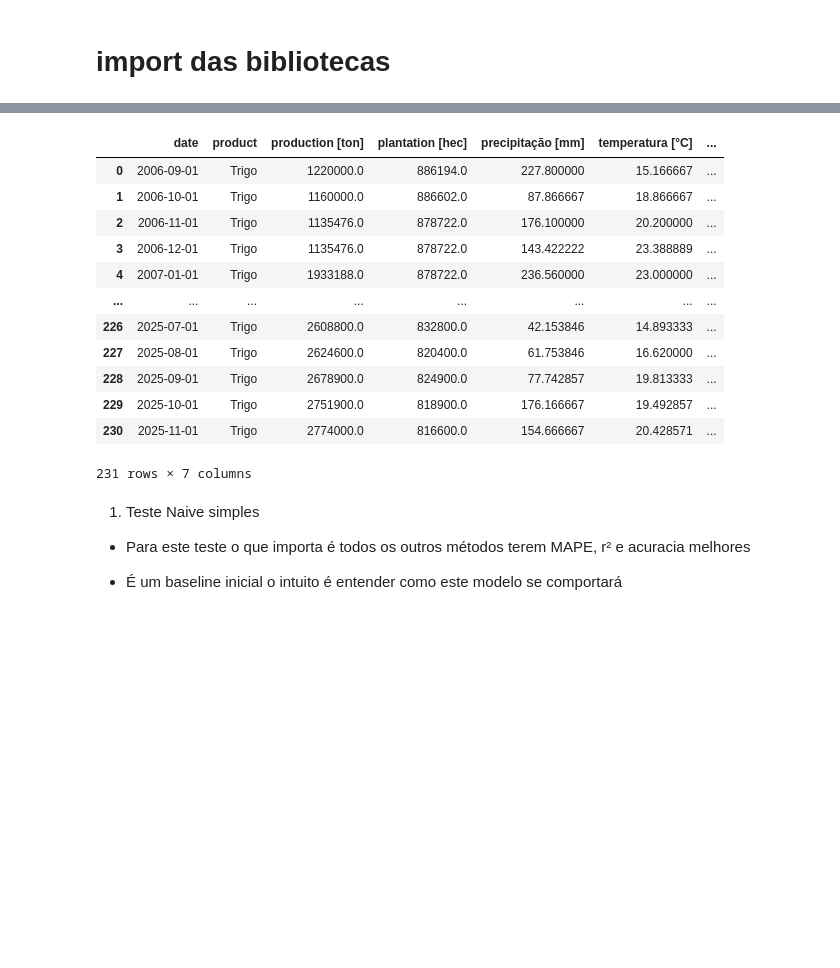
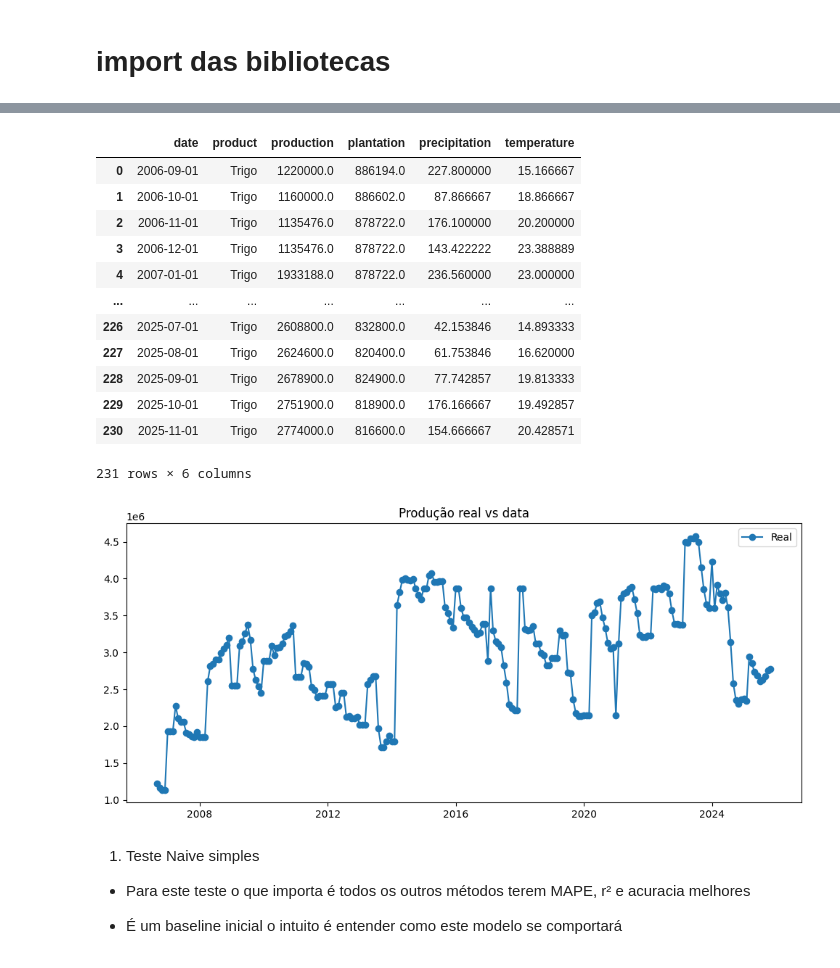
Before and after one commit to anagiulia-3/TCC, a Jupyter notebook: TCC.ipynb, the cells around one changed output, grey strips where cells are left out. Drawn from its saved outputs; the diff is of its cells as text; code cells hidden in the pictures; blank space fills up the shorter version.

```diff
--- a/TCC.ipynb
+++ b/TCC.ipynb
@@ -29,28 +29,39 @@ Requirement already satisfied: tzdata>=2022.7 in /usr/local/lib/python3.12/dist-
 Requirement already satisfied: six>=1.5 in /usr/local/lib/python3.12/dist-packages (from python-dateutil>=2.7->matplotlib!=3.6.1,>=3.4->seaborn) (1.17.0)
 # %%
 import pandas as pd
+import matplotlib.pyplot as plt
+
 
 database = pd.read_csv('/content/drive/MyDrive/TCC - database final.csv')
 database.head()
 database['date'] = pd.to_datetime(database['date'])
+database = database.drop('pH [base h20]', axis= 1)
 database = database.sort_values(by='date').reset_index(drop=True)
 database = database.dropna()
+database = database.rename(columns={'production [ton]': 'production', 'plantation [hec]': 'plantation', 'precipitação [mm]': 'precipitation', 'temperatura [°C]': 'temperature'})
 
 display(database)
+
+plt.figure(figsize=(12,5))
+plt.plot(database['date'], database['production'], label='Real', marker='o')
+plt.title('Produção real vs data')
+plt.legend()
+plt.show()
 # %% [output]
-|  | date | product | production [ton] | plantation [hec] | precipitação [mm] | temperatura [°C] | ... |
-| 0 | 2006-09-01 | Trigo | 1220000.0 | 886194.0 | 227.800000 | 15.166667 | ... |
-| 1 | 2006-10-01 | Trigo | 1160000.0 | 886602.0 | 87.866667 | 18.866667 | ... |
-| 2 | 2006-11-01 | Trigo | 1135476.0 | 878722.0 | 176.100000 | 20.200000 | ... |
-| 3 | 2006-12-01 | Trigo | 1135476.0 | 878722.0 | 143.422222 | 23.388889 | ... |
-| 4 | 2007-01-01 | Trigo | 1933188.0 | 878722.0 | 236.560000 | 23.000000 | ... |
-| ... | ... | ... | ... | ... | ... | ... | ... |
-| 226 | 2025-07-01 | Trigo | 2608800.0 | 832800.0 | 42.153846 | 14.893333 | ... |
-| 227 | 2025-08-01 | Trigo | 2624600.0 | 820400.0 | 61.753846 | 16.620000 | ... |
-| 228 | 2025-09-01 | Trigo | 2678900.0 | 824900.0 | 77.742857 | 19.813333 | ... |
-| 229 | 2025-10-01 | Trigo | 2751900.0 | 818900.0 | 176.166667 | 19.492857 | ... |
-| 230 | 2025-11-01 | Trigo | 2774000.0 | 816600.0 | 154.666667 | 20.428571 | ... |
+|  | date | product | production | plantation | precipitation | temperature |
+| 0 | 2006-09-01 | Trigo | 1220000.0 | 886194.0 | 227.800000 | 15.166667 |
+| 1 | 2006-10-01 | Trigo | 1160000.0 | 886602.0 | 87.866667 | 18.866667 |
+| 2 | 2006-11-01 | Trigo | 1135476.0 | 878722.0 | 176.100000 | 20.200000 |
+| 3 | 2006-12-01 | Trigo | 1135476.0 | 878722.0 | 143.422222 | 23.388889 |
+| 4 | 2007-01-01 | Trigo | 1933188.0 | 878722.0 | 236.560000 | 23.000000 |
+| ... | ... | ... | ... | ... | ... | ... |
+| 226 | 2025-07-01 | Trigo | 2608800.0 | 832800.0 | 42.153846 | 14.893333 |
+| 227 | 2025-08-01 | Trigo | 2624600.0 | 820400.0 | 61.753846 | 16.620000 |
+| 228 | 2025-09-01 | Trigo | 2678900.0 | 824900.0 | 77.742857 | 19.813333 |
+| 229 | 2025-10-01 | Trigo | 2751900.0 | 818900.0 | 176.166667 | 19.492857 |
+| 230 | 2025-11-01 | Trigo | 2774000.0 | 816600.0 | 154.666667 | 20.428571 |
-231 rows × 7 columns
+231 rows × 6 columns
+[figure, added]
 # %% [markdown]
 1. Teste Naive simples
 
```
Also changed, not shown: parts of 15 cells of this notebook.
